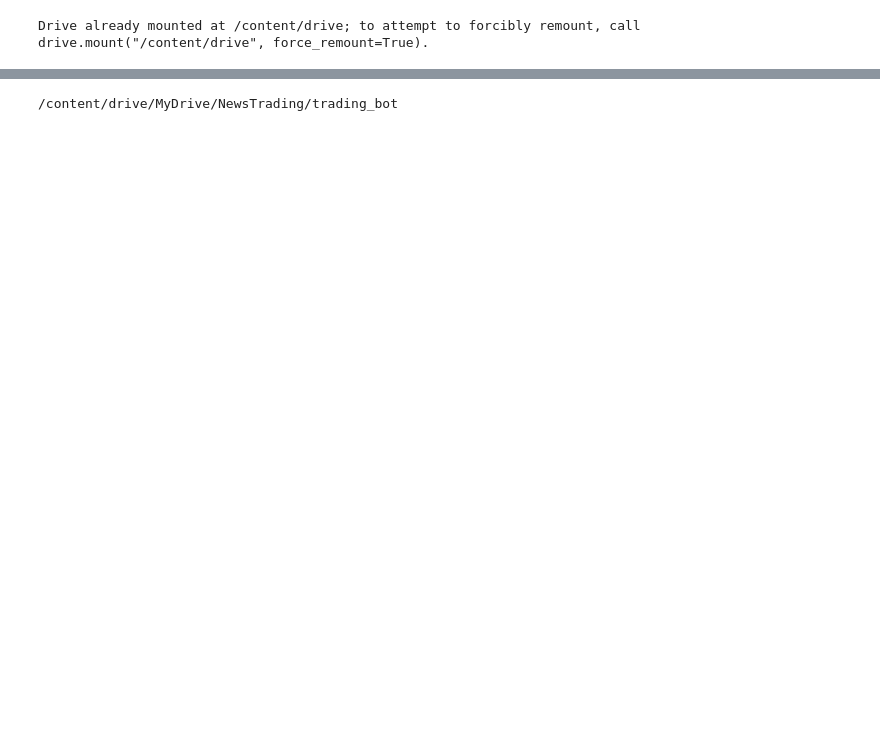
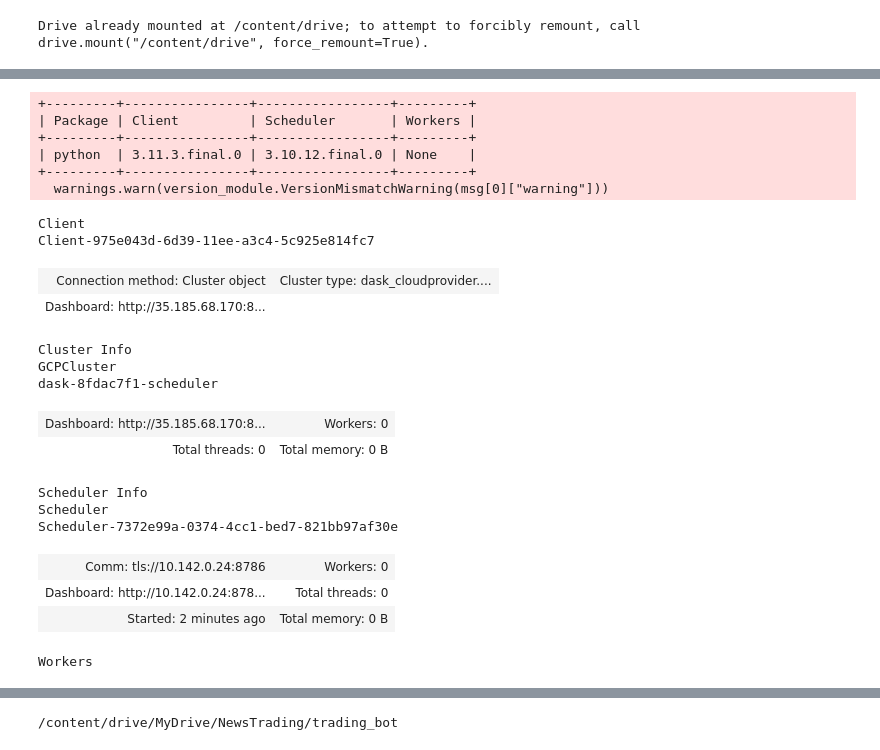
Before and after one commit to adrianbeer/LLM-News-Trading, a Jupyter notebook: src/benzing_news_parser.ipynb, the cells around one changed output, grey strips where cells are left out. Drawn from its saved outputs; the diff is of its cells as text; code cells hidden in the pictures; blank space fills up the shorter version.

Commit message:
Erfolgreich google cloud computing eingerichtet

```diff
--- a/src/benzing_news_parser.ipynb
+++ b/src/benzing_news_parser.ipynb
@@ -35,0 +22,10 @@ KeyboardInterrupt: ignored
+# %%
+# Can take up to 5 minutes
+cluster = GCPCluster(
+    # n_workers=1,
+    name= "dask-8fdac7f1-scheduler",
+    zone='us-east1-c',
+    machine_type='n1-standard-2',
+    projectid="extreme-lore-398917",
+    ngpus=0
+)
@@ -35,0 +53,29 @@ KeyboardInterrupt: ignored
+# %%
+client = Client(cluster)
+# %% [output]
++---------+----------------+-----------------+---------+
+| Package | Client         | Scheduler       | Workers |
++---------+----------------+-----------------+---------+
+| python  | 3.11.3.final.0 | 3.10.12.final.0 | None    |
++---------+----------------+-----------------+---------+
+  warnings.warn(version_module.VersionMismatchWarning(msg[0]["warning"]))
+# %%
+# This is asynchronously set up. Might not show workers immediately!!!
+client
+# %% [output]
+Client
+Client-975e043d-6d39-11ee-a3c4-5c925e814fc7
+| Connection method: Cluster object | Cluster type: dask_cloudprovider.... |
+| Dashboard: http://35.185.68.170:8... |  |
+Cluster Info
+GCPCluster
+dask-8fdac7f1-scheduler
+| Dashboard: http://35.185.68.170:8... | Workers: 0 |
+| Total threads: 0 | Total memory: 0 B |
+Scheduler Info
+Scheduler
+Scheduler-7372e99a-0374-4cc1-bed7-821bb97af30e
+| Comm: tls://10.142.0.24:8786 | Workers: 0 |
+| Dashboard: http://10.142.0.24:878... | Total threads: 0 |
+| Started: 2 minutes ago | Total memory: 0 B |
+Workers
```
Also changed, not shown: parts of 20 cells of this notebook, 2 other files.
